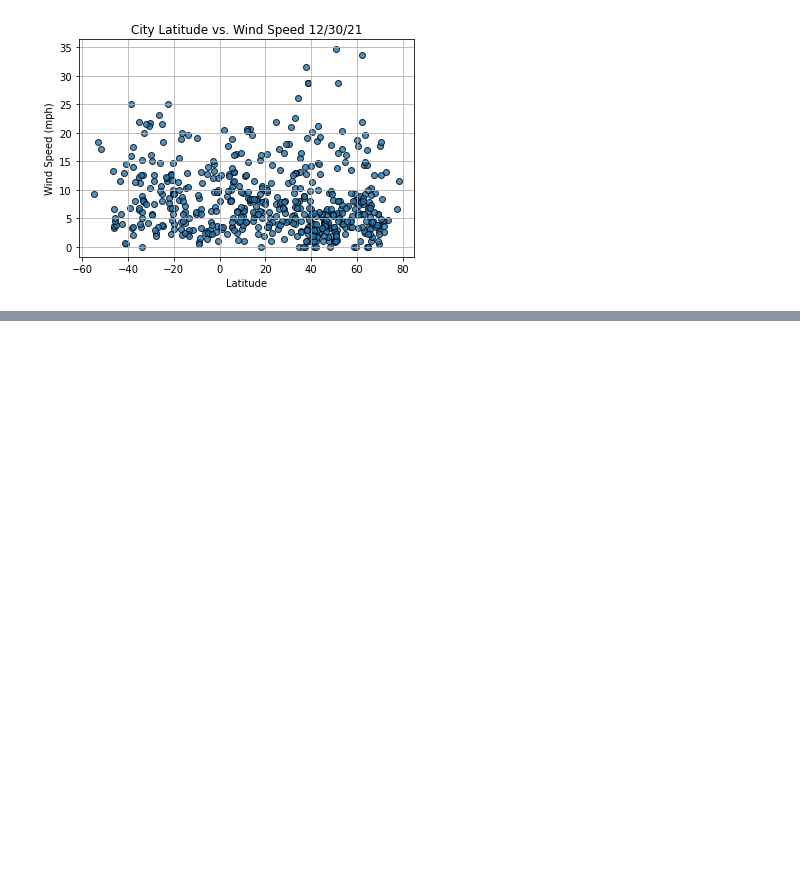
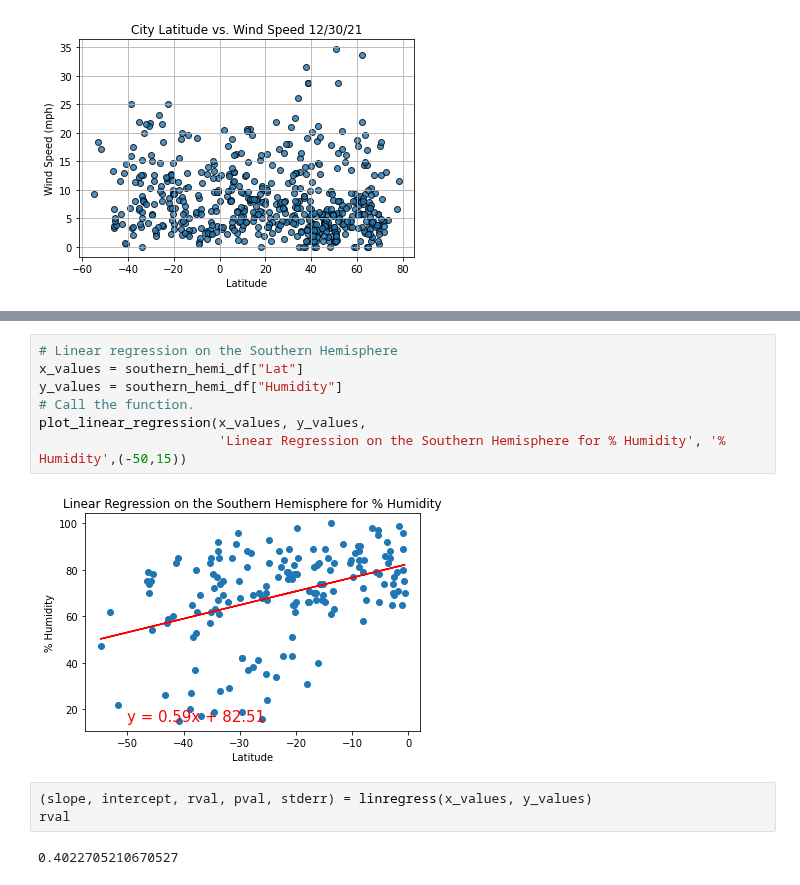
Before and after one commit to togneva/World-Weather-Analysis, a Jupyter notebook: WeatherPy.ipynb, the cells around one changed output, grey strips where cells are left out. Saved outputs shown, nothing was run; the diff lists cells and outputs as text; blank space fills up the shorter version.

```diff
--- a/WeatherPy.ipynb
+++ b/WeatherPy.ipynb
@@ -255,0 +339,14 @@ plt.show()
+# %%
+# Linear regression on the Southern Hemisphere
+x_values = southern_hemi_df["Lat"]
+y_values = southern_hemi_df["Humidity"]
+# Call the function.
+plot_linear_regression(x_values, y_values,
+                       'Linear Regression on the Southern Hemisphere for % Humidity', '% Humidity',(-50,15))
+# %% [output]
+[figure, added]
+# %%
+(slope, intercept, rval, pval, stderr) = linregress(x_values, y_values)
+rval
+# %% [output]
+0.4022705210670527
```
Also changed, not shown: parts of 13 cells of this notebook, 1 other file.
